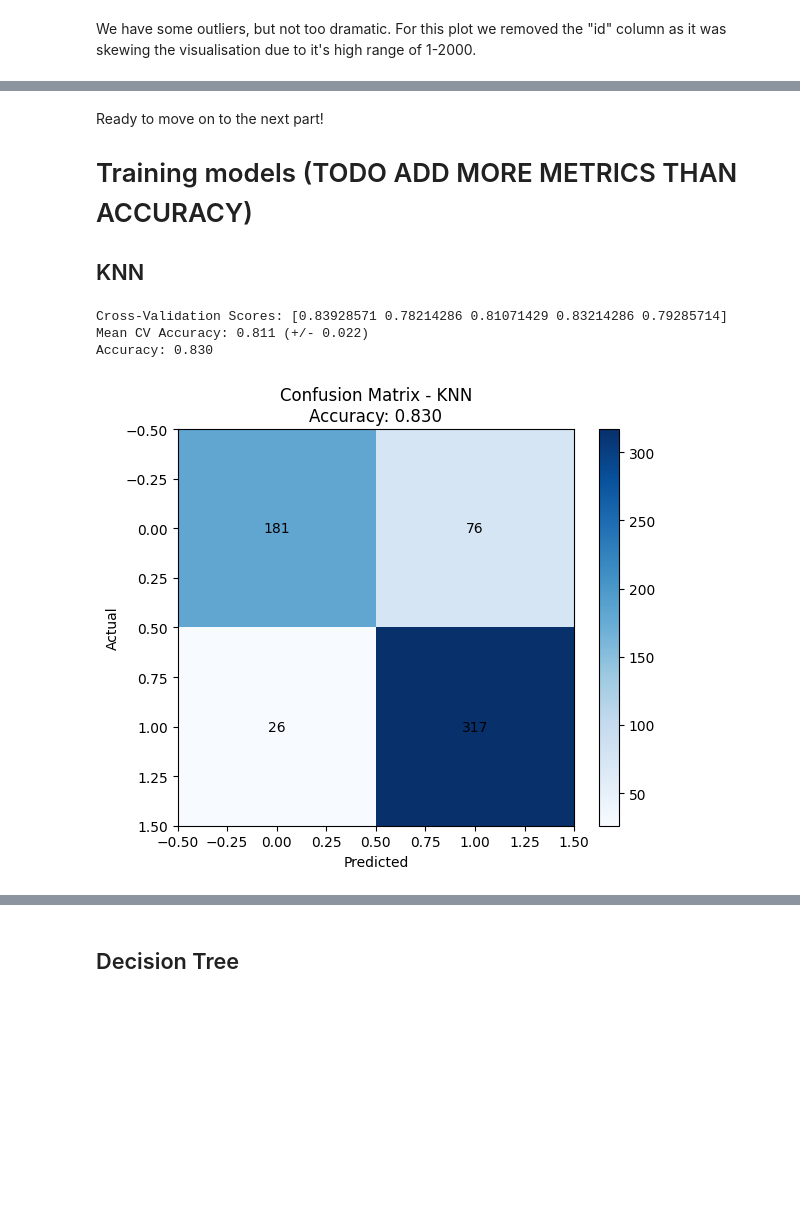
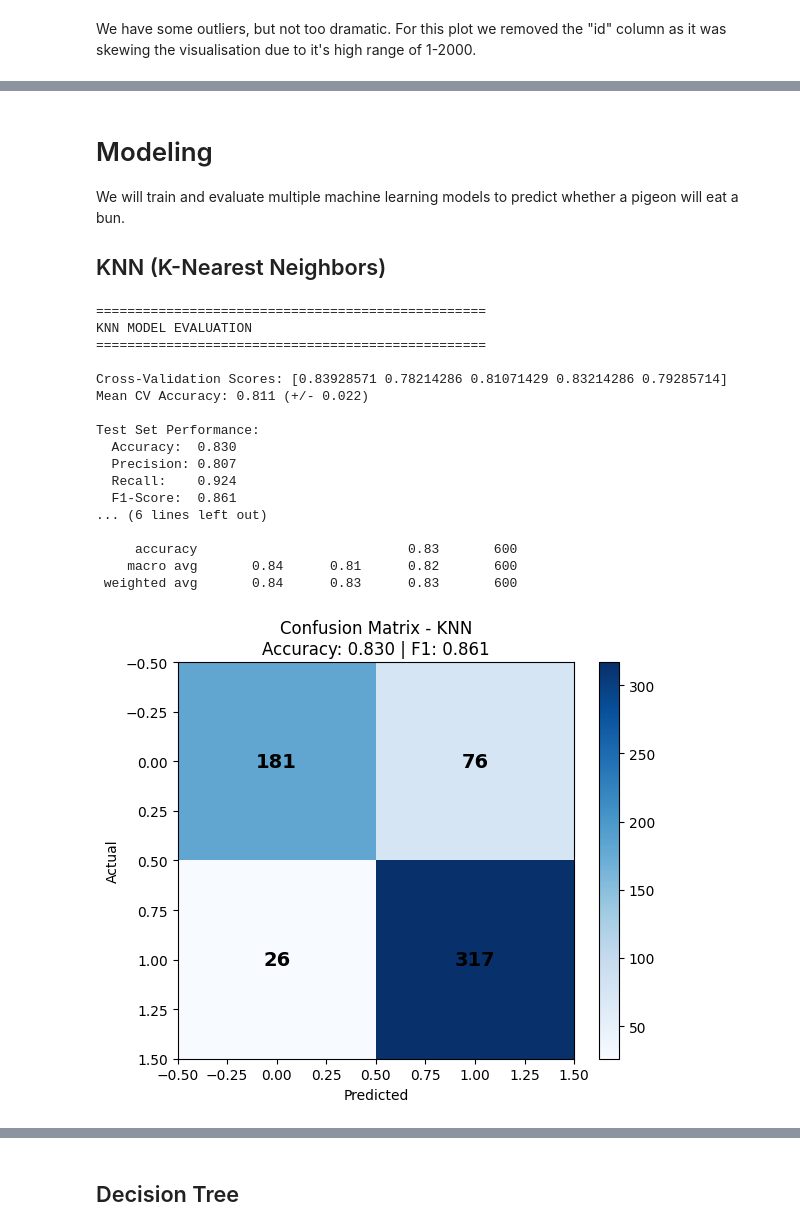
Before and after one commit to Lord-of-Waffles/WillPigeonEatBun, a Jupyter notebook: project.ipynb, the cells around one changed output, grey strips where cells are left out. Saved outputs shown, nothing was run; the diff lists cells and outputs as text; code cells hidden in the pictures; blank space fills up the shorter version.

Commit message:
Complete ML project: Add KNN, Decision Tree, and Naive Bayes models with full evaluation

```diff
--- a/project.ipynb
+++ b/project.ipynb
@@ -100,49 +192,81 @@ We have some outliers, but not too dramatic. For this plot we removed the "id" c
 # %% [markdown]
-Ready to move on to the next part!
+# Modeling
 
-# Training models (TODO ADD MORE METRICS THAN ACCURACY)
+We will train and evaluate multiple machine learning models to predict whether a pigeon will eat a bun.
 
-## KNN
+## KNN (K-Nearest Neighbors)
 # %%
+from sklearn.metrics import precision_score, recall_score, f1_score
+
 X = pigeon_frame.drop(["will_eat_bun", "id"], axis=1)  # Drop both target and id
 y = pigeon_frame["will_eat_bun"]
 
 # Split the data
 X_train, X_test, y_train, y_test = train_test_split(X, y, test_size=0.3, random_state=42)
 
 scaler = StandardScaler()
 X_train_scaled = scaler.fit_transform(X_train)
 X_test_scaled = scaler.transform(X_test)
 
-model = KNeighborsClassifier(n_neighbors=5)
+model_knn = KNeighborsClassifier(n_neighbors=5)
 
 # Cross-validation on training data
-cv_scores = cross_val_score(model, X_train_scaled, y_train, cv=5)
-print(f"Cross-Validation Scores: {cv_scores}")
+cv_scores = cross_val_score(model_knn, X_train_scaled, y_train, cv=5)
+print("="*50)
+print("KNN MODEL EVALUATION")
+print("="*50)
+print(f"\nCross-Validation Scores: {cv_scores}")
 print(f"Mean CV Accuracy: {cv_scores.mean():.3f} (+/- {cv_scores.std():.3f})")
 
 # Train on full training set and test
-model.fit(X_train_scaled, y_train)
-y_pred = model.predict(X_test_scaled)
+model_knn.fit(X_train_scaled, y_train)
+y_pred_knn = model_knn.predict(X_test_scaled)
 
-accuracy = accuracy_score(y_test, y_pred)
-print(f"Accuracy: {accuracy:.3f}")
+# Calculate metrics
+accuracy_knn = accuracy_score(y_test, y_pred_knn)
+precision_knn = precision_score(y_test, y_pred_knn)
+recall_knn = recall_score(y_test, y_pred_knn)
+f1_knn = f1_score(y_test, y_pred_knn)
+
+print(f"\nTest Set Performance:")
+print(f"  Accuracy:  {accuracy_knn:.3f}")
+print(f"  Precision: {precision_knn:.3f}")
+print(f"  Recall:    {recall_knn:.3f}")
+print(f"  F1-Score:  {f1_knn:.3f}")
+
+# Classification report
+print("\nDetailed Classification Report:")
+print(classification_report(y_test, y_pred_knn, target_names=['Won\'t eat (0)', 'Will eat (1)']))
 
 # Create confusion matrix visualization
-cm = confusion_matrix(y_test, y_pred)
+cm = confusion_matrix(y_test, y_pred_knn)
 plt.figure(figsize=(6, 5))
 plt.imshow(cm, cmap='Blues', interpolation='nearest')
 plt.colorbar()
-plt.title(f'Confusion Matrix - KNN\nAccuracy: {accuracy:.3f}')
+plt.title(f'Confusion Matrix - KNN\nAccuracy: {accuracy_knn:.3f} | F1: {f1_knn:.3f}')
 plt.xlabel('Predicted')
 plt.ylabel('Actual')
 for i in range(cm.shape[0]):
     for j in range(cm.shape[1]):
-        plt.text(j, i, str(cm[i, j]), ha='center', va='center')
+        plt.text(j, i, str(cm[i, j]), ha='center', va='center', fontsize=14, fontweight='bold')
 plt.tight_layout()
 plt.show()
 # %% [output]
+==================================================
+KNN MODEL EVALUATION
+==================================================
+
 Cross-Validation Scores: [0.83928571 0.78214286 0.81071429 0.83214286 0.79285714]
 Mean CV Accuracy: 0.811 (+/- 0.022)
-Accuracy: 0.830
+
+Test Set Performance:
+  Accuracy:  0.830
+  Precision: 0.807
+  Recall:    0.924
+  F1-Score:  0.861
+... (6 lines left out)
+
+     accuracy                           0.83       600
+    macro avg       0.84      0.81      0.82       600
+ weighted avg       0.84      0.83      0.83       600
-[figure, old version]
+[figure, new version]
```
Also changed, not shown: parts of 21 cells of this notebook, 1 other file.
